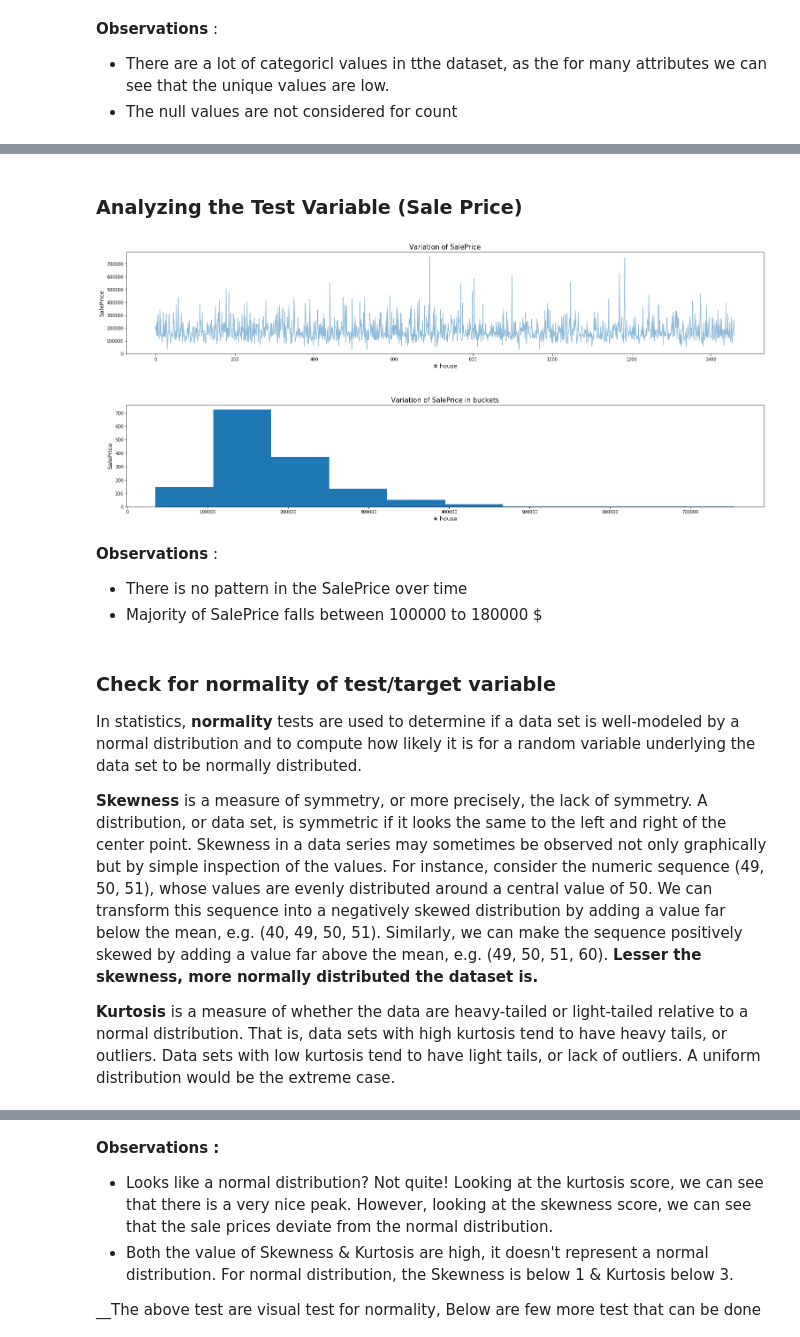
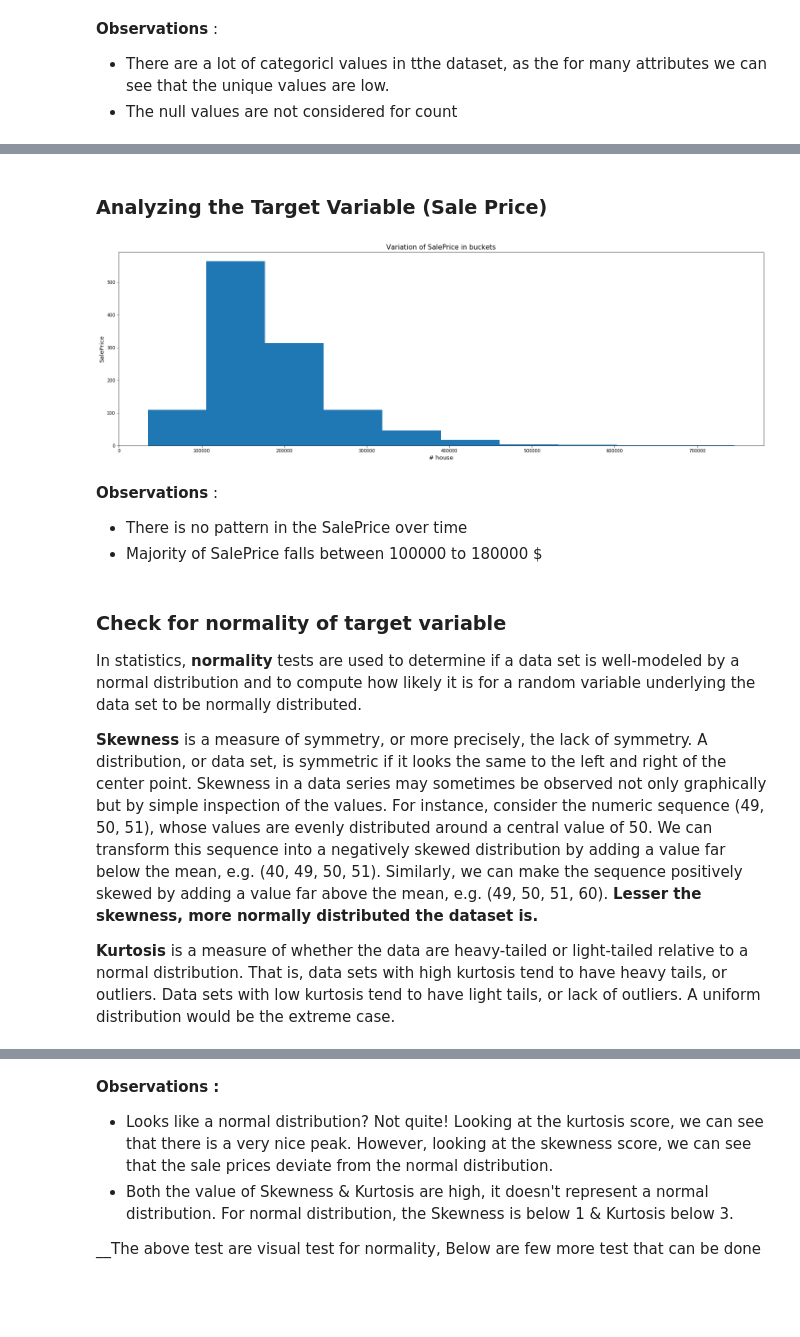
Before and after one commit to SamyaMaiti2012/datascience, a Jupyter notebook: regression/multiRegression/housing_price_estimate-Multiple_Regression_techniques.ipynb, the cells around one changed output, grey strips where cells are left out. Drawn from its saved outputs; the diff is of its cells as text; code cells hidden in the pictures; blank space fills up the shorter version.

```diff
--- a/regression/multiRegression/housing_price_estimate-Multiple_Regression_techniques.ipynb
+++ b/regression/multiRegression/housing_price_estimate-Multiple_Regression_techniques.ipynb
@@ -145,0 +162,5 @@ __Observations__ :
+# %%
+from sklearn.model_selection import train_test_split
+train_set, test_set = train_test_split(train, test_size=0.2, random_state=random_state)
+print("Train data shape : ", train_set.shape)
+print("Test data shape : ", test_set.shape)
@@ -146,34 +172,27 @@ __Observations__ :
 # %% [markdown]
-### Analyzing the Test Variable (Sale Price)
+### Analyzing the Target Variable (Sale Price)
 # %%
 #Visualize the trend of Sale Price
-train_SalePrice = train.iloc[:,-1:]
+train_set_SalePrice = train_set.iloc[:,-1:]
 
-fig, (ax1, ax2) = plt.subplots(nrows=2, ncols=1)
-fig.set_size_inches(20,8)
+fig, ax2 = plt.subplots(nrows=1, ncols=1)
+fig.set_size_inches(20,6)
 plt.subplots_adjust(left=1, bottom=1, right=2, top=2, wspace=0.5, hspace=0.5)
-
-
-ax1.set_title('Variation of SalePrice', fontsize=15)
-ax1.set_xlabel('# house', fontsize=13)
-ax1.set_ylabel('SalePrice', fontsize=13)
-ax1.plot(train_SalePrice.index,train_SalePrice['SalePrice'], alpha=0.5)
-
 
 ax2.set_title('Variation of SalePrice in buckets', fontsize=15)
 ax2.set_xlabel('# house', fontsize=13)
 ax2.set_ylabel('SalePrice', fontsize=13)
-ax2.hist(train_SalePrice['SalePrice'])
+ax2.hist(train_set_SalePrice['SalePrice'])
 
 plt.show()
 # %% [output]
-[figure, old version]
+[figure, new version]
 # %% [markdown]
 __Observations__ :
 -  There is no pattern in the SalePrice over time
 -  Majority of SalePrice falls between 100000 to 180000 $
 # %% [markdown]
-### Check for normality of test/target variable
+### Check for normality of target variable
 
 In statistics, __normality__ tests are used to determine if a data set is well-modeled by a normal distribution and to compute how likely it is for a random variable underlying the data set to be normally distributed.
 
```
Also changed, not shown: parts of 64 cells of this notebook, 2 other files.
